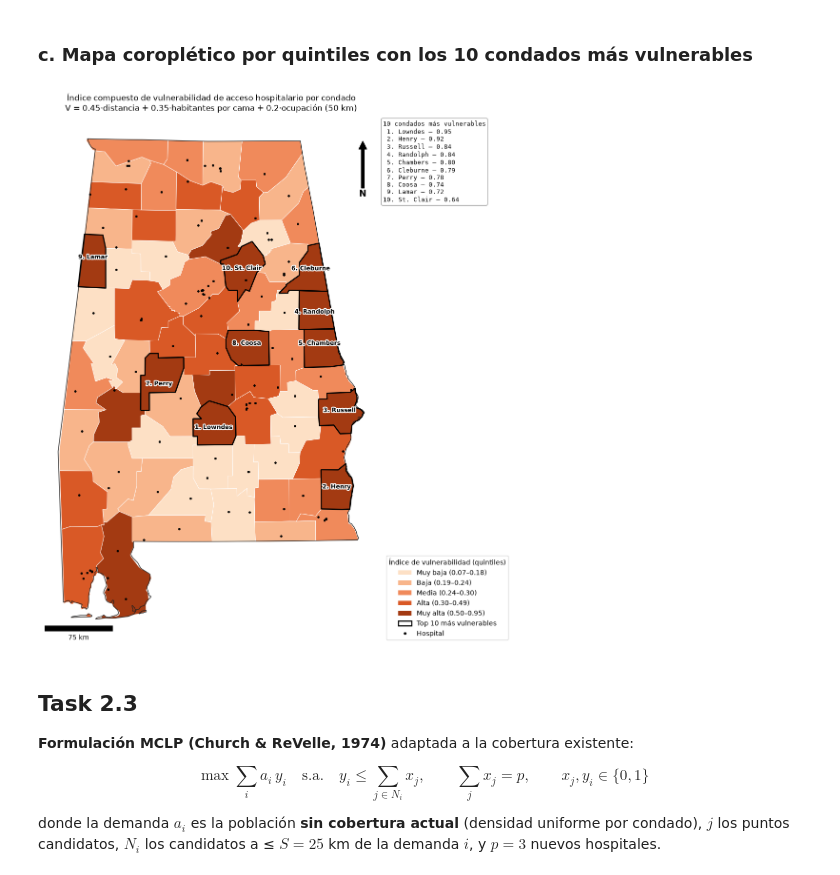
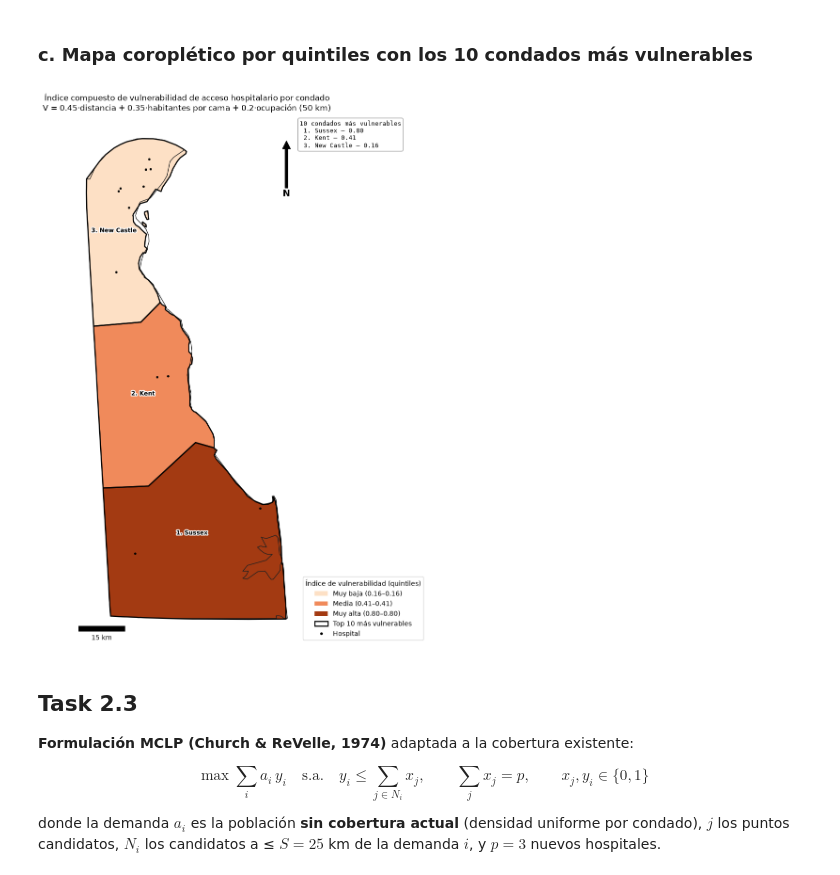
Before and after one commit to Branuvg/lab5_modsim, a Jupyter notebook: lab5.ipynb, the cells around one changed output. Drawn from its saved outputs; the diff is of its cells as text; code cells hidden in the pictures.

Commit message:
Implementar solución offline con datos de Delaware para evitar bloqueos de Overpass API

```diff
--- a/lab5.ipynb
+++ b/lab5.ipynb
@@ -52,13 +53,12 @@ pyproj    : 3.8.0
 # %%
-# ---------------- Parámetros globales del análisis ----------------
-STATE = "AL"              # código postal del estado (columna `estado` de hospitales)
-STATE_FIPS = "01"         # código FIPS del estado (columna `cod_estado` de condados)
-STATE_NAME = "Alabama"
-CRS_PROJ = "EPSG:32616"   # WGS 84 / UTM zona 16N (metros) -> justificación en Task 1.1d
-RADII_KM = [10, 25, 50]   # radios de buffer del Task 1.3
-R_MAP = 25                # radio del mapa de cobertura y del MCLP
+# Parámetros globales
+STATE = "DE"
+STATE_FIPS = "10"
+STATE_NAME = "Delaware"
+CRS_PROJ = "EPSG:26957"
+RADII_KM = [10, 25, 50]
+R_MAP = 25
 
-# Paleta (categórica en orden fijo; diverging azul<->rojo con gris neutro)
 CAT = ["#2a78d6", "#eb6834", "#1baf7a", "#eda100", "#e87ba4", "#008300", "#4a3aa7", "#e34948"]
 NEUTRAL = "#f0efec"
 TIPO_ES = {"GENERAL ACUTE CARE": "Cuidados agudos generales", "CRITICAL ACCESS": "Acceso crítico",
@@ -68,7 +68,7 @@ TIPO_ES = {"GENERAL ACUTE CARE": "Cuidados agudos generales", "CRITICAL ACCESS":
 
 
 def add_north_and_scale(ax, loc="lower left"):
-    """Escala gráfica (las coordenadas están en metros) y flecha de norte."""
+    # Escala gráfica y flecha de norte
     ax.add_artist(ScaleBar(1, units="m", location=loc, box_alpha=0.8, length_fraction=0.25))
     ax.annotate("N", xy=(0.95, 0.95), xytext=(0.95, 0.85), xycoords="axes fraction",
                 ha="center", va="center", fontsize=14, fontweight="bold",
@@ -377,7 +358,7 @@ from shapely.ops import unary_union
 
 coverage = {}
 for r in RADII_KM:
-    buffers = hosp_p.geometry.buffer(r * 1000, quad_segs=32)        # metros, porque el CRS es UTM
+    buffers = hosp_p.geometry.buffer(r * 1000, resolution=32)        # metros, porque el CRS es UTM
     coverage[r] = unary_union(buffers.values)
     a_in = coverage[r].intersection(state_poly).area / 1e6
     print(f"r = {r:>2} km: {len(buffers)} buffers -> 1 polígono ({coverage[r].geom_type}), área cubierta dentro "
@@ -673,33 +632,33 @@ top10_tbl
 # %%
 SEQ = ["#fde0c5", "#f8b58b", "#f08a5b", "#d95926", "#a33a12"]   # un solo tono (naranja), claro -> oscuro
 fig, ax = plt.subplots(figsize=(11, 12))
 vul.plot(ax=ax, color=vul["V_cat"].map(dict(zip(LABELS, SEQ))).astype(str), edgecolor="white", linewidth=0.6)
 state_p.boundary.plot(ax=ax, color="#222222", linewidth=1.0)
 top10.boundary.plot(ax=ax, color="black", linewidth=1.8)
 hosp_p.plot(ax=ax, color="black", markersize=6, zorder=4)
 names = []
 for rank, (_, r) in enumerate(top10.iterrows(), start=1):
     pt = r.geometry.representative_point()
     ax.annotate(f"{rank}. {r.nombre}", xy=(pt.x, pt.y), fontsize=9, fontweight="bold", ha="center", va="center",
                 path_effects=[pe.withStroke(linewidth=3, foreground="white")], zorder=5)
     names.append(f"{rank:>2}. {r.nombre} — {r.V:.2f}")
 ax.text(1.01, 0.99, "10 condados más vulnerables\n" + "\n".join(names), transform=ax.transAxes,
         va="top", ha="left", fontsize=9, family="monospace",
         bbox=dict(boxstyle="round", facecolor="white", edgecolor="#9a9a9a", alpha=0.92))
 bins = vul.groupby("V_cat", observed=True)["V"].agg(["min", "max"])
 handles = [Patch(facecolor=c, label=f"{l} ({bins.loc[l, 'min']:.2f}–{bins.loc[l, 'max']:.2f})")
-           for l, c in zip(LABELS, SEQ)]
+           for l, c in zip(LABELS, SEQ) if l in bins.index]
 handles += [Patch(facecolor="none", edgecolor="black", linewidth=1.8, label="Top 10 más vulnerables"),
             Line2D([], [], marker="o", color="black", ls="", markersize=3, label="Hospital")]
 ax.legend(handles=handles, title="Índice de vulnerabilidad (quintiles)", loc="lower left", bbox_to_anchor=(1.01, 0))
 add_north_and_scale(ax)
 ax.set_title("Índice compuesto de vulnerabilidad de acceso hospitalario por condado\n"
              f"V = {WEIGHTS['C1']}·distancia + {WEIGHTS['C2']}·habitantes por cama + {WEIGHTS['C3']}·ocupación (50 km)")
 ax.set_axis_off()
 plt.tight_layout()
 plt.show()
 # %% [output]
-[figure, old version]
+[figure, new version]
 # %% [markdown]
 ## Task 2.3
 
```
Also changed, not shown: parts of 33 cells of this notebook.
